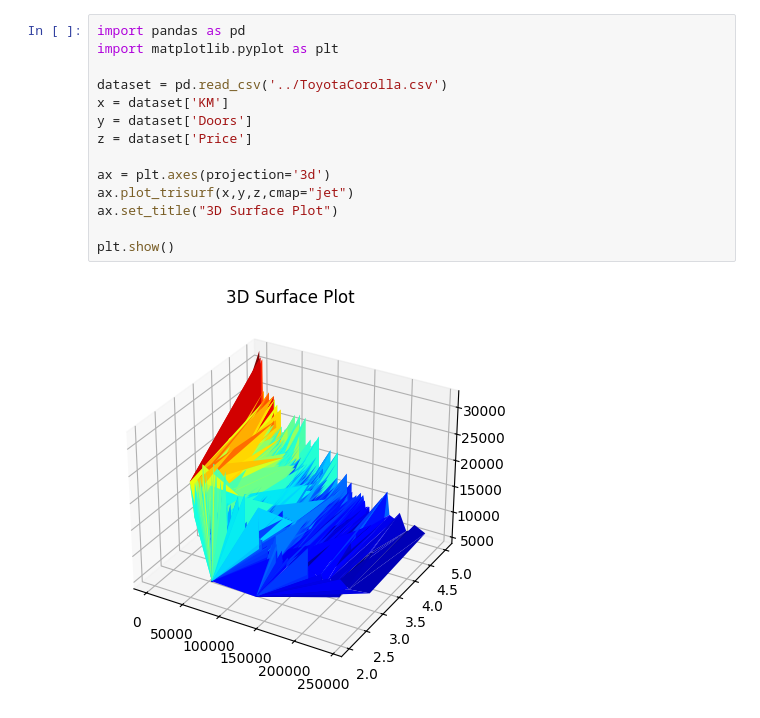
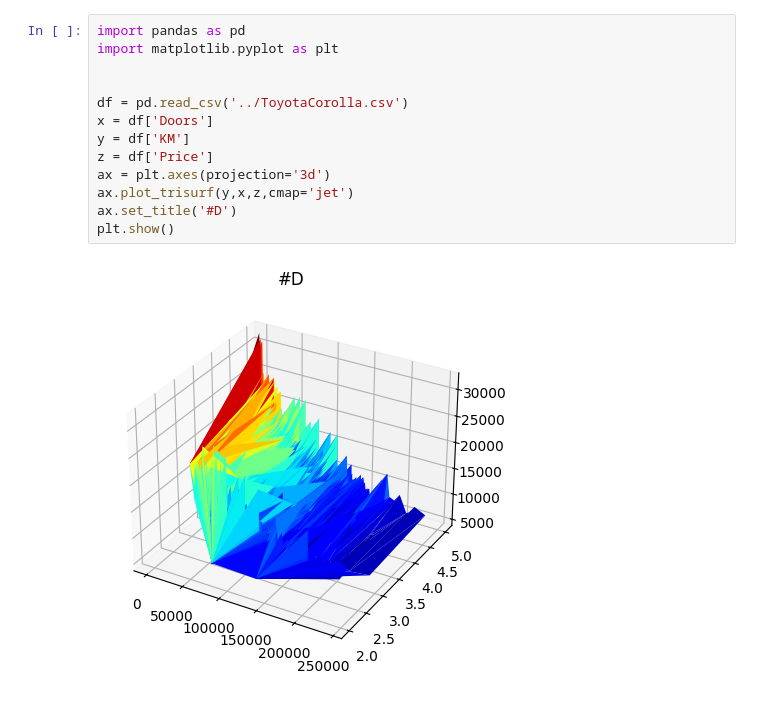
Before and after one commit to manjunathrajums/Machine-learning-lab, a Jupyter notebook: prog1/a.ipynb, the cells around one changed output. Cells and saved outputs as stored; diff of their text form.

```diff
--- a/prog1/a.ipynb
+++ b/prog1/a.ipynb
@@ -1,16 +1,15 @@
 # %%
 import pandas as pd
 import matplotlib.pyplot as plt
 
-dataset = pd.read_csv('../ToyotaCorolla.csv')
-x = dataset['KM']
-y = dataset['Doors']
-z = dataset['Price']
 
+df = pd.read_csv('../ToyotaCorolla.csv')
+x = df['Doors']
+y = df['KM']
+z = df['Price']
 ax = plt.axes(projection='3d')
-ax.plot_trisurf(x,y,z,cmap="jet")
-ax.set_title("3D Surface Plot")
-
+ax.plot_trisurf(y,x,z,cmap='jet')
+ax.set_title('#D')
 plt.show()
 # %% [output]
-[figure, old version]
+[figure, new version]
```
Also changed, not shown: 10 other files.
